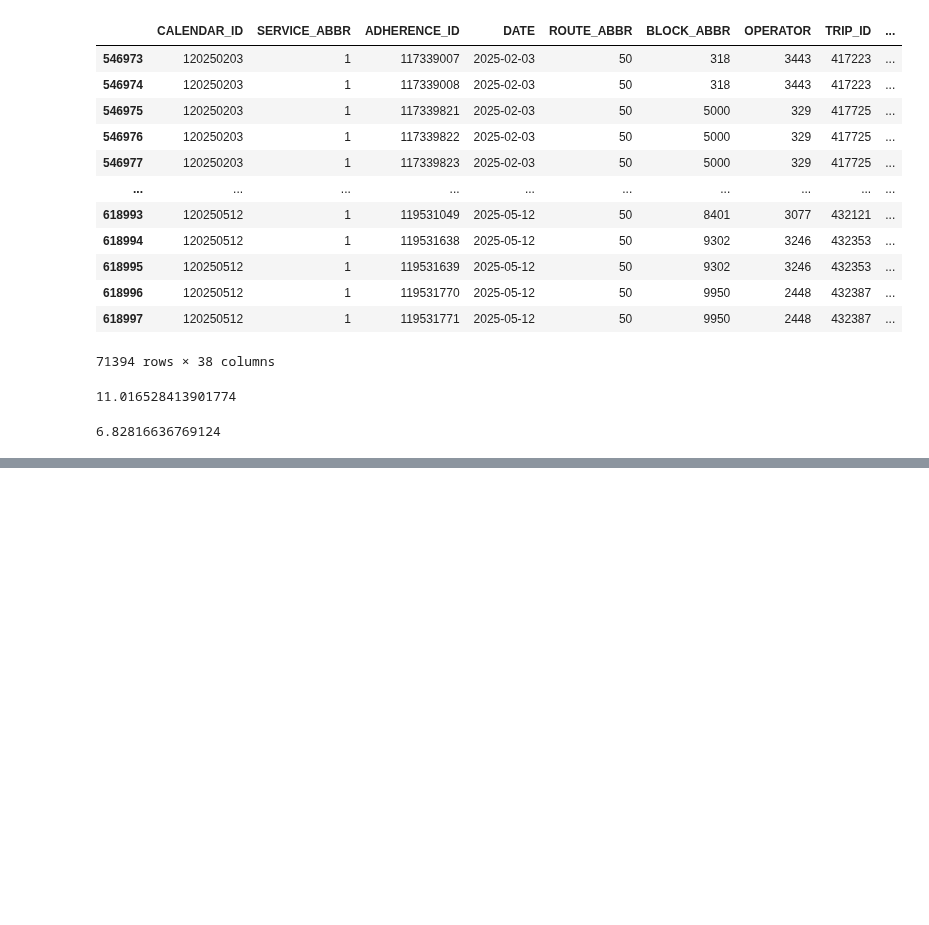
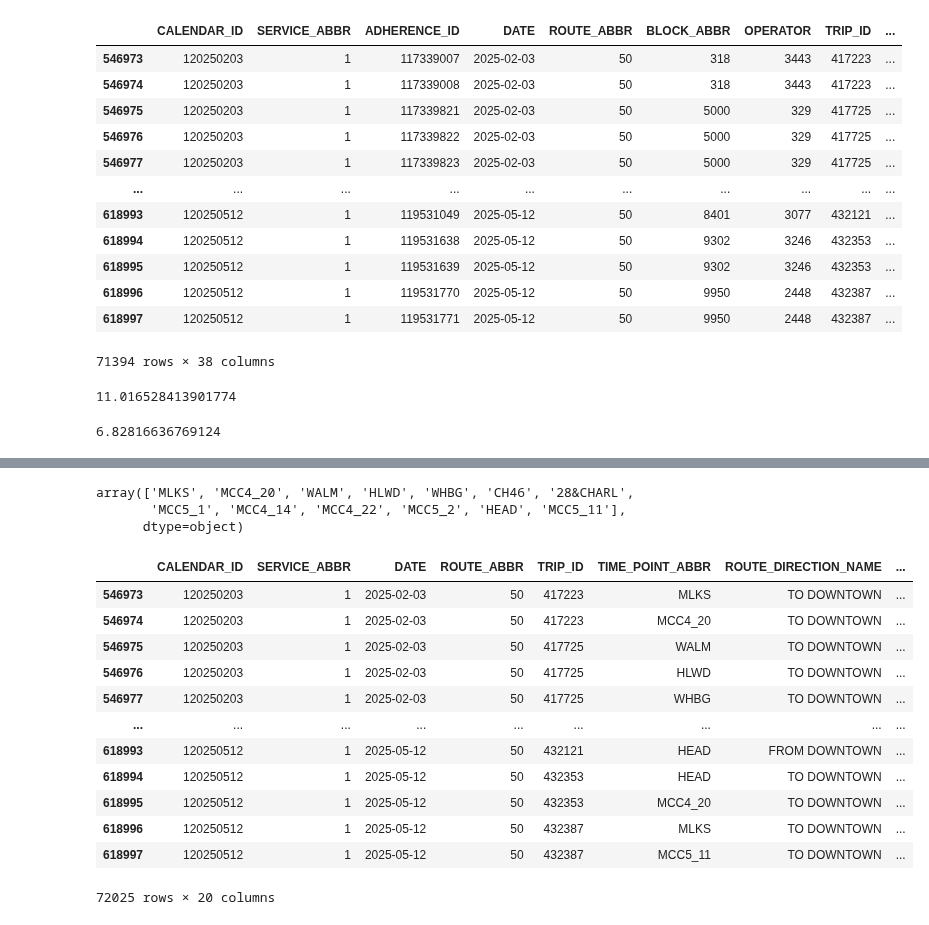
Before and after one commit to NSS-Data-Analytics-Cohort-14/wego-partnerproject-da14-v2-kshaffer93, a Jupyter notebook: notebooks/WeGo Data Introduction.ipynb, the cells around one changed output, grey strips where cells are left out. Saved outputs shown, nothing was run; the diff lists cells and outputs as text; code cells hidden in the pictures; blank space fills up the shorter version.

```diff
--- a/notebooks/WeGo Data Introduction.ipynb
+++ b/notebooks/WeGo Data Introduction.ipynb
@@ -1181,0 +1090,47 @@ weekends['ADHERENCE'].std(axis=0, skipna=True)
+# %%
+TSP_dates['TIME_POINT_ABBR'].unique()
+# %% [output]
+array(['MLKS', 'MCC4_20', 'WALM', 'HLWD', 'WHBG', 'CH46', '28&CHARL',
+       'MCC5_1', 'MCC4_14', 'MCC4_22', 'MCC5_2', 'HEAD', 'MCC5_11'],
+      dtype=object)
+# %%
+loc_df = (
+    TSP_dates
+    [['CALENDAR_ID',
+ 'SERVICE_ABBR',
+ 'DATE',
+ 'ROUTE_ABBR',
+ 'TRIP_ID',
+ 'TIME_POINT_ABBR',
+ 'ROUTE_DIRECTION_NAME',
+ 'TRIP_EDGE',
+ 'SCHEDULED_TIME',
+ 'ACTUAL_ARRIVAL_TIME',
+ 'ACTUAL_DEPARTURE_TIME',
+ 'ADHERENCE',
+ 'SCHEDULED_HDWY',
+ 'ACTUAL_HDWY',
+ 'HDWY_DEV',
+ 'ADJUSTED_EARLY_COUNT',
+ 'ADJUSTED_LATE_COUNT',
+ 'ADJUSTED_ONTIME_COUNT',
+ 'LATITUDE',
+ 'LONGITUDE'
+        ]]
+)
+# %%
+loc_df
+# %% [output]
+|  | CALENDAR_ID | SERVICE_ABBR | DATE | ROUTE_ABBR | TRIP_ID | TIME_POINT_ABBR | ROUTE_DIRECTION_NAME | ... |
+| 546973 | 120250203 | 1 | 2025-02-03 | 50 | 417223 | MLKS | TO DOWNTOWN | ... |
+| 546974 | 120250203 | 1 | 2025-02-03 | 50 | 417223 | MCC4_20 | TO DOWNTOWN | ... |
+| 546975 | 120250203 | 1 | 2025-02-03 | 50 | 417725 | WALM | TO DOWNTOWN | ... |
+| 546976 | 120250203 | 1 | 2025-02-03 | 50 | 417725 | HLWD | TO DOWNTOWN | ... |
+| 546977 | 120250203 | 1 | 2025-02-03 | 50 | 417725 | WHBG | TO DOWNTOWN | ... |
+| ... | ... | ... | ... | ... | ... | ... | ... | ... |
+| 618993 | 120250512 | 1 | 2025-05-12 | 50 | 432121 | HEAD | FROM DOWNTOWN | ... |
+| 618994 | 120250512 | 1 | 2025-05-12 | 50 | 432353 | HEAD | TO DOWNTOWN | ... |
+| 618995 | 120250512 | 1 | 2025-05-12 | 50 | 432353 | MCC4_20 | TO DOWNTOWN | ... |
+| 618996 | 120250512 | 1 | 2025-05-12 | 50 | 432387 | MLKS | TO DOWNTOWN | ... |
+| 618997 | 120250512 | 1 | 2025-05-12 | 50 | 432387 | MCC5_11 | TO DOWNTOWN | ... |
+72025 rows × 20 columns
```
Also changed, not shown: parts of 31 cells of this notebook.
